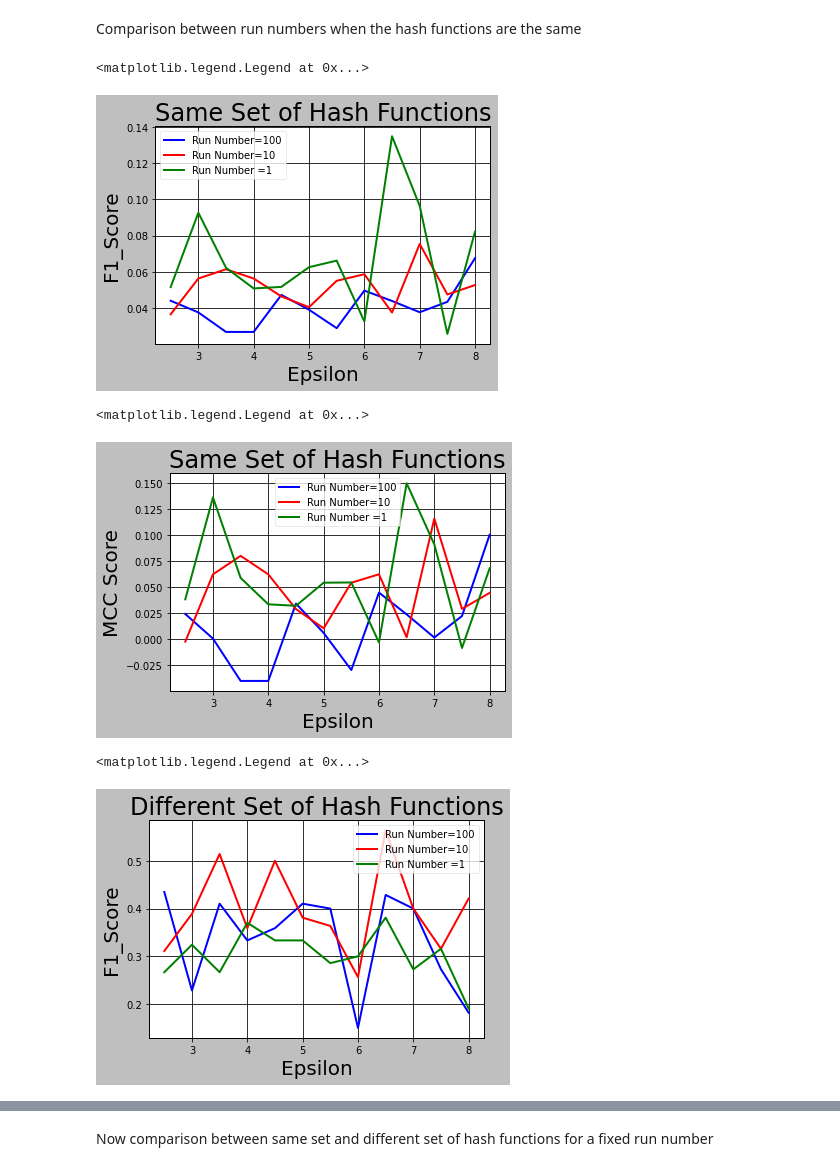
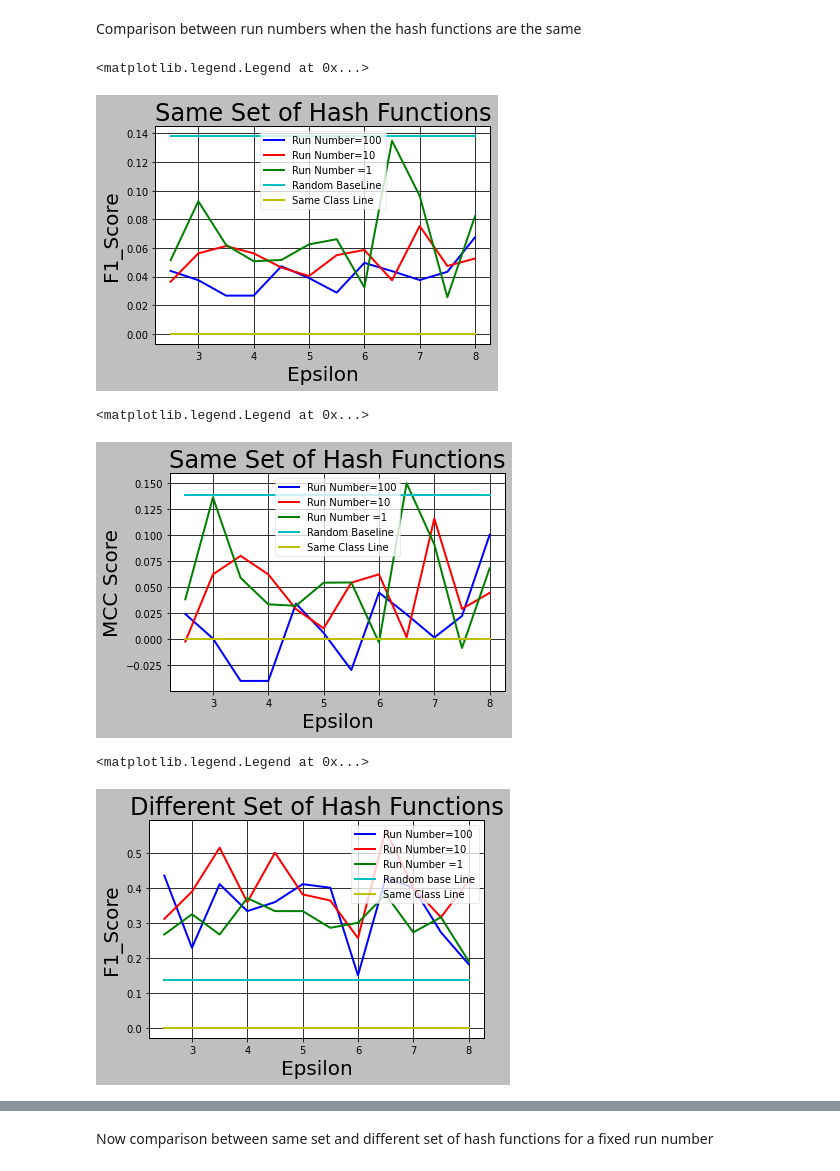
Before and after one commit to snpushpi/Covid19_Contact_tracing_repo_beta, a Jupyter notebook: Final_data_analysis_overlapped_graphs.ipynb, the cells around one changed output, grey strips where cells are left out. Drawn from its saved outputs; the diff is of its cells as text; code cells hidden in the pictures.

```diff
--- a/Final_data_analysis_overlapped_graphs.ipynb
+++ b/Final_data_analysis_overlapped_graphs.ipynb
@@ -114,34 +114,38 @@ Comparison between run numbers when the hash functions are the same
 # %%
 list100 = []
 list10 = []
 list1 = []
 epsilon_list = [2.5, 3, 3.5, 4, 4.5, 5, 5.5, 6, 6.5, 7, 7.5, 8]
 for elt in epsilon_list:
     list100.append(f_1score['same'][100][elt/100])
     list10.append(f_1score['same'][10][elt/10])
     list1.append(f_1score['same'][1][elt])
+f1_list = [0.138]*12
+s_list = [0]*12
 fig = plt.figure()
 plt.clf()
 plt.xlabel('Epsilon')
 plt.ylabel('F1_Score')
 plt.plot(epsilon_list, list100,'b', label = 'Run Number=100')
 plt.plot(epsilon_list,list10,'r',label='Run Number=10')
-plt.plot(epsilon_list,list1,'g',label='Run Number =1 ')
+plt.plot(epsilon_list,list1,'g',label='Run Number =1')
+plt.plot(epsilon_list,f1_list,'c',label='Random BaseLine')
+plt.plot(epsilon_list,s_list,'y',label='Same Class Line')
 plt.title('Same Set of Hash Functions')
 #plt.scatter(epsilon_list, FNR_list1,c='r')
 mpl.rcParams['lines.linewidth'] = 2
 mpl.rcParams['boxplot.showbox'] = True
 mpl.rcParams['axes.titlesize']=24
 mpl.rcParams['axes.labelsize']=20
 mpl.rcParams['lines.linewidth']=2
 mpl.rcParams['xtick.labelsize']=10
 mpl.rcParams['ytick.labelsize']=10
 #mpl.rcParams.keys()
 plt.style.use(['grayscale'])
 plt.legend()
 # %% [output]
 <matplotlib.legend.Legend at 0x...>
-[figure, old version]
+[figure, new version]
 # %%
 list100 = []
 list10 = []
@@ -151,13 +155,17 @@ for elt in epsilon_list:
     list100.append(MCC_score['same'][100][elt/100])
     list10.append(MCC_score['same'][10][elt/10])
     list1.append(MCC_score['same'][1][elt])
+mcc_list = [0.138]*12
+s_list = [0]*12
 fig = plt.figure()
 plt.clf()
 plt.xlabel('Epsilon')
 plt.ylabel('MCC Score')
 plt.plot(epsilon_list, list100,'b', label = 'Run Number=100')
 plt.plot(epsilon_list,list10,'r',label='Run Number=10')
-plt.plot(epsilon_list,list1,'g',label='Run Number =1 ')
+plt.plot(epsilon_list,list1,'g',label='Run Number =1')
+plt.plot(epsilon_list,mcc_list,'c',label='Random Baseline')
+plt.plot(epsilon_list,s_list,'y',label='Same Class Line')
 plt.title('Same Set of Hash Functions')
 #plt.scatter(epsilon_list, FNR_list1,c='r')
 mpl.rcParams['lines.linewidth'] = 2
@@ -172,7 +180,7 @@ plt.style.use(['grayscale'])
 plt.legend()
 # %% [output]
 <matplotlib.legend.Legend at 0x...>
-[figure, old version]
+[figure, new version]
 # %%
 list100 = []
 list10 = []
@@ -182,6 +190,8 @@ for elt in epsilon_list:
     list100.append(f_1score['different'][100][elt/100])
     list10.append(f_1score['different'][10][elt/10])
     list1.append(f_1score['different'][1][elt])
+f1_list = [0.138]*12
+s_list = [0]*12
 fig = plt.figure()
 plt.clf()
 plt.xlabel('Epsilon')
@@ -189,6 +199,8 @@ plt.ylabel('F1_Score')
 plt.plot(epsilon_list, list100,'b', label = 'Run Number=100')
 plt.plot(epsilon_list,list10,'r',label='Run Number=10')
 plt.plot(epsilon_list,list1,'g',label='Run Number =1 ')
+plt.plot(epsilon_list,f1_list,'c', label='Random base Line')
+plt.plot(epsilon_list,s_list,'y', label='Same Class Line')
 plt.title('Different Set of Hash Functions')
 #plt.scatter(epsilon_list, FNR_list1,c='r')
 mpl.rcParams['lines.linewidth'] = 2
@@ -203,7 +215,7 @@ plt.style.use(['grayscale'])
 plt.legend()
 # %% [output]
 <matplotlib.legend.Legend at 0x...>
-[figure, old version]
+[figure, new version]
 # %%
 list100 = []
 list10 = []
```
Also changed, not shown: parts of 15 cells of this notebook.
